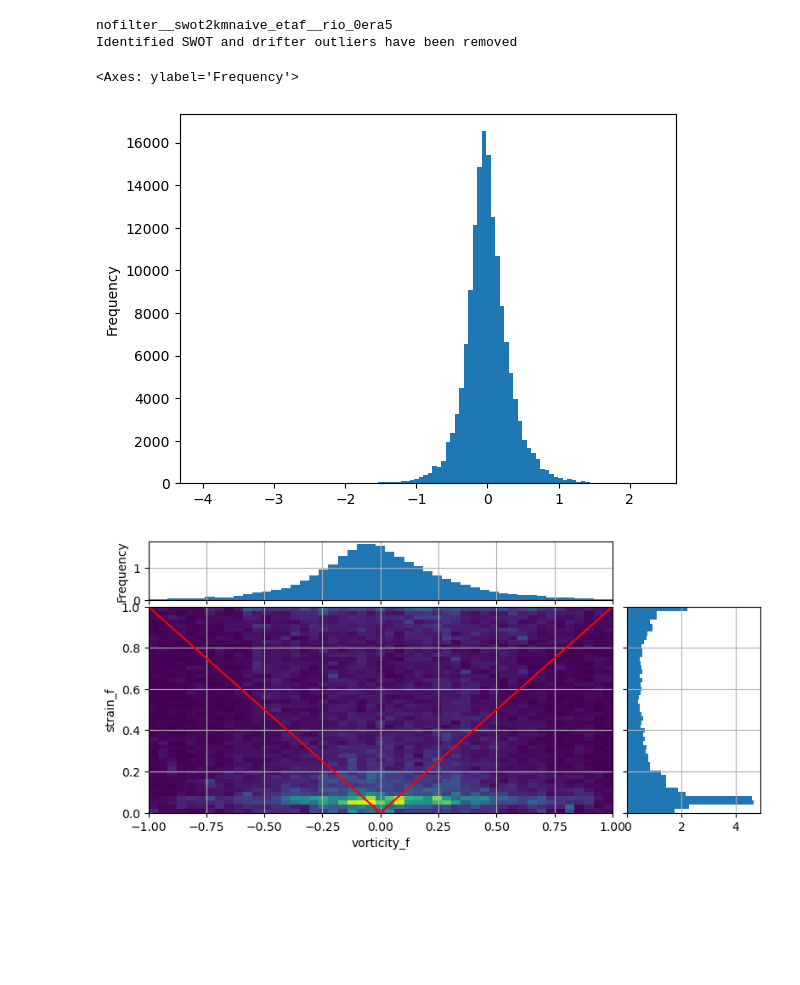
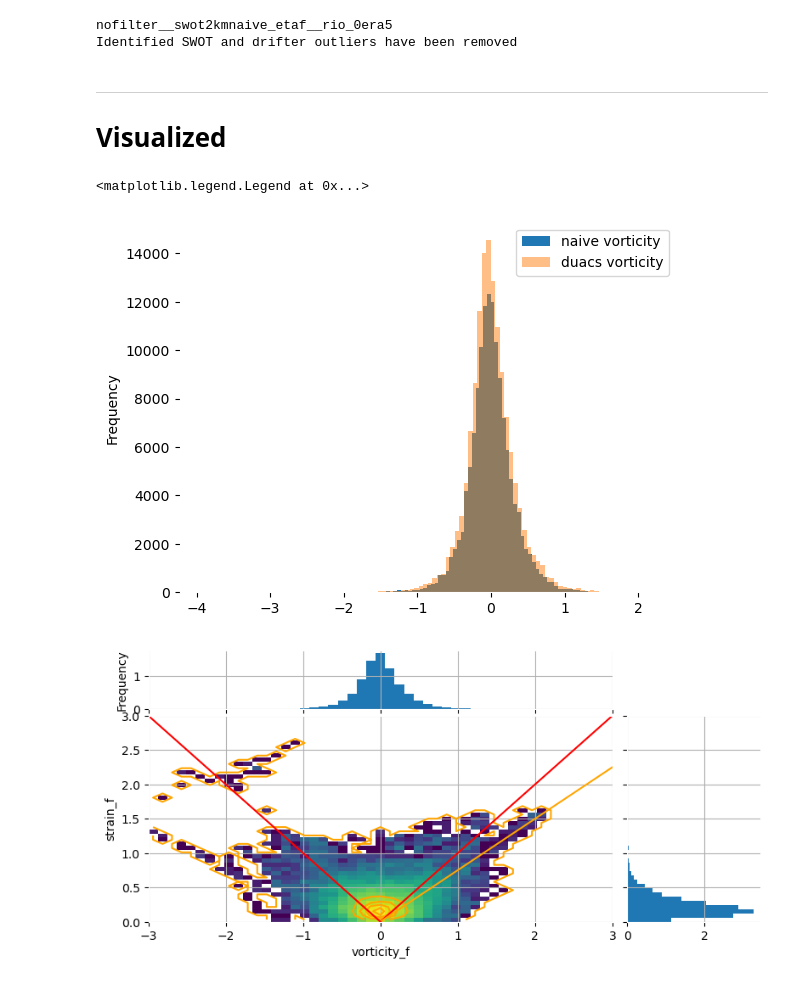
Before and after one commit to margot-demol/med_analysis, a Jupyter notebook: 156_strain_vorticity.ipynb, the cells around one changed output. Cells and saved outputs as stored; diff of their text form; code cells hidden in the pictures; blank space fills up the shorter version.

```diff
--- a/156_strain_vorticity.ipynb
+++ b/156_strain_vorticity.ipynb
@@ -70,19 +63,27 @@ dff = DSS.to_dataframe().reset_index().set_index('row_number')
 # %% [output]
 nofilter__swot2kmnaive_etaf__rio_0era5
 Identified SWOT and drifter outliers have been removed
+# %% [markdown]
+_______
+# Visualized
 # %%
-dfs = pd.read_csv(ALTI['swot2kmnaive']).set_index('row_number')[['duacs_relative_vorticity','duacs_strain']]
+dfs = pd.read_csv(ALTI['swot2kmnaive']).set_index('row_number')[['duacs_relative_vorticity','duacs_strain', 'vorticity', 'sigma_n', 'sigma_s']]
 df = pd.concat([dff, dfs], axis=1).dropna()
 df['f'] =  2 * 2 * np.pi / 86164.1 * np.sin(df.latitude * np.pi / 180)
 # %%
 fo = df.f.mean()
-df['strain_f'] = df.duacs_strain.where(df.duacs_strain!=0, np.nan)/abs(fo)
-df['vorticity_f'] = df.duacs_relative_vorticity#/df.f
+df['strain'] = np.sqrt(df.sigma_n**2 + df.sigma_s**2)
+df['strain_f'] = df.strain/abs(df.f)#.assign_attrs({'long_name':r'$\sigma/|f|$'})
+df['duacs_vorticity_f'] = df.duacs_relative_vorticity#.assign_attrs({'long_name':r'$\zeta/f$'})
+df['vorticity_f'] = df.vorticity/df.f#.assign_attrs({'long_name':r'$\zeta/f$'})
+df['gamma'] = df.strain**2 - df.vorticity**2
 # %%
-df.vorticity_f.plot.hist(bins=100)
+df.vorticity_f.plot.hist(bins=100, label= 'naive vorticity')
+df.duacs_vorticity_f.plot.hist(bins=100, label= 'duacs vorticity', alpha=0.5)
+plt.legend()
 # %% [output]
-<Axes: ylabel='Frequency'>
+<matplotlib.legend.Legend at 0x...>
-[figure, old version]
+[figure, new version]
 # %%
 def plot_join_pdfs(ds, x, y, binx=100, biny=100):
     nsamples, yy, xx = np.histogram2d(ds[y], ds[x], bins=(biny, binx))
@@ -111,35 +112,36 @@ def plot_join_pdfs(ds, x, y, binx=100, biny=100):
     ax_histy = fig.add_subplot(gs[1, 1], sharey=ax)
 
 
-
-    da.plot(ax=ax, add_colorbar=False)
-    #da.plot.contour(ax=ax, add_colorbar=False, colors='orange')
+    from matplotlib import colors
+    np.log(da).plot(ax=ax, add_colorbar=False)
+    da.plot.contour(ax=ax, add_colorbar=False, colors='orange')
     ax.plot(xx, xx, color='r')
+    ax.plot(xx, 3/4 * xx, color='orange')
     ax.plot(xx, -xx, color='r')
     ds[x].plot.hist(bins=binx, density=True, ax=ax_histx, zorder=1)
     ds[y].plot.hist(
         bins=biny,
         density=True,
         ax=ax_histy,
         orientation="horizontal",
         zorder=1,
     )
 
 
     # no labels
     ax.grid(zorder=0)
     ax_histx.grid()
     ax_histy.grid()
     ax_histx.tick_params(axis="x", labelbottom=False)
     ax_histy.tick_params(axis="y", labelleft=False)
     ax_histy.set_title('')
     ax_histx.set_title('')
     ax_histy.set_xlabel('')
     ax_histx.set_xlabel('')
     #fig.tight_layout(rect=[0, 0, 1, 1])  # left, bottom, right, top (default is 0,0,1,1)
 
 
 
-plot_join_pdfs(df, 'vorticity_f', 'strain_f', binx=np.linspace(-1, 1, 50), biny=np.linspace(0, 1,50))
+plot_join_pdfs(df, 'vorticity_f', 'strain_f', binx=np.linspace(-3, 3, 50), biny=np.linspace(0, 3,50))
 # %% [output]
-[figure, old version]
+[figure, new version]
```
Also changed, not shown: parts of 26 cells of this notebook, 3 other files.
